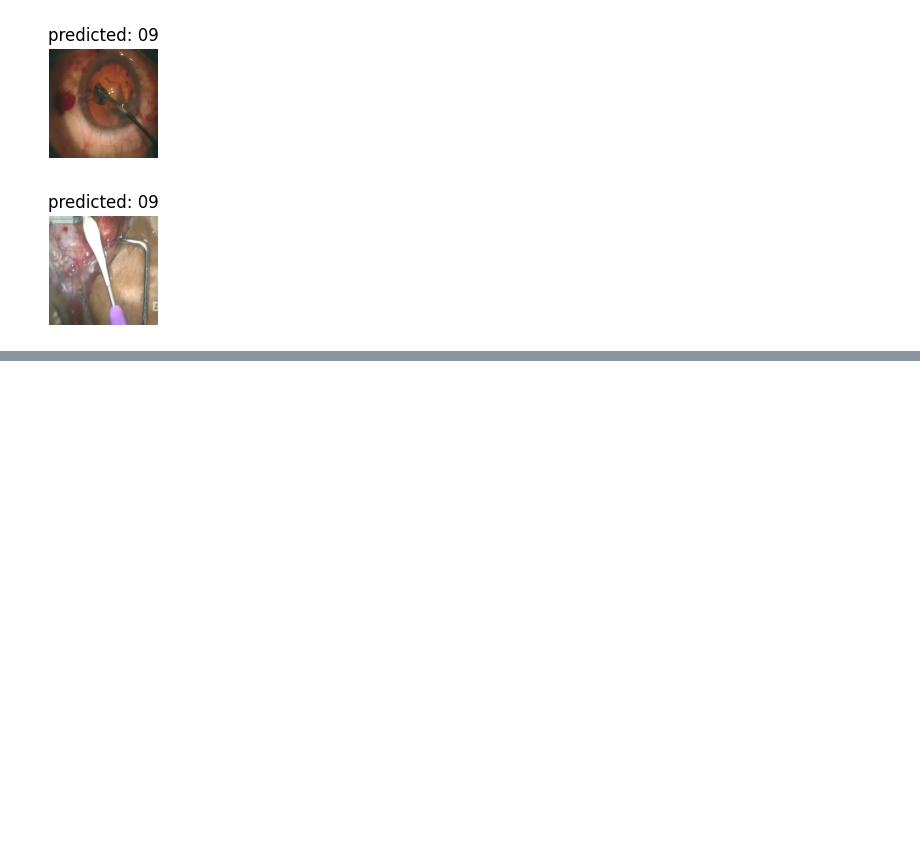
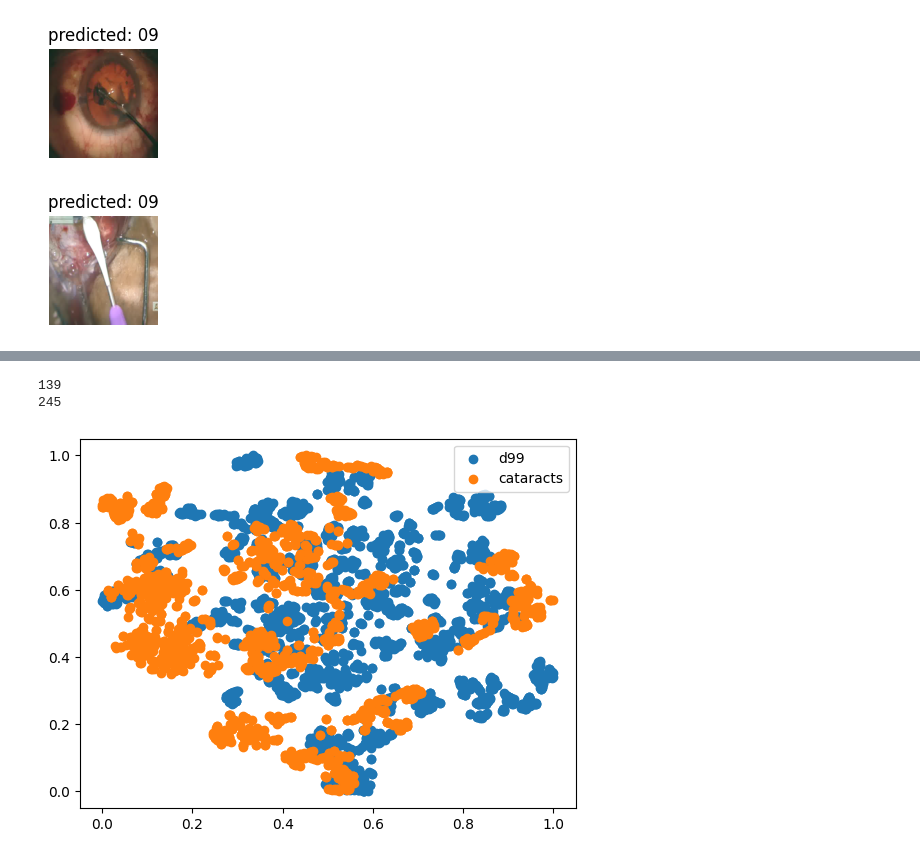
Before and after one commit to JayParanjape/Barlow-Adaptor, a Jupyter notebook: scratchpad.ipynb, the cells around one changed output, grey strips where cells are left out. Drawn from its saved outputs; the diff is of its cells as text; code cells hidden in the pictures; blank space fills up the shorter version.

```diff
--- a/scratchpad.ipynb
+++ b/scratchpad.ipynb
@@ -227,0 +823,3 @@ visualize_model(model, test_data, class_names)
+# %%
+l5_model_path = '/home/ubuntu/Desktop/Domain_Adaptation_Project/repos/Transformer_dann_barlow/cataracts_saved_models/src_d99_tgt_cataracts_r50_bs16_bm1_loss5_best.pth'
+l5_model = load_model(model_path, class_names, use_vit=False)
@@ -227,0 +929,7 @@ visualize_model(model, test_data, class_names)
+# %%
+#loss 5
+show_tsne(l5_model)
+# %% [output]
+139
+245
+[figure, added]
```
Also changed, not shown: parts of 53 cells of this notebook, 4 other files.
